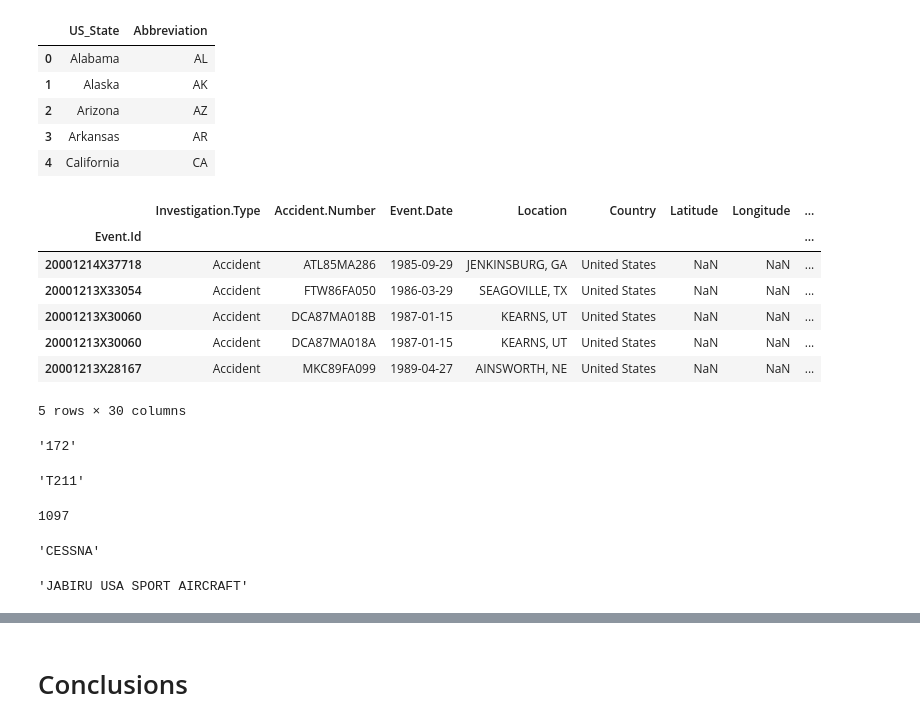
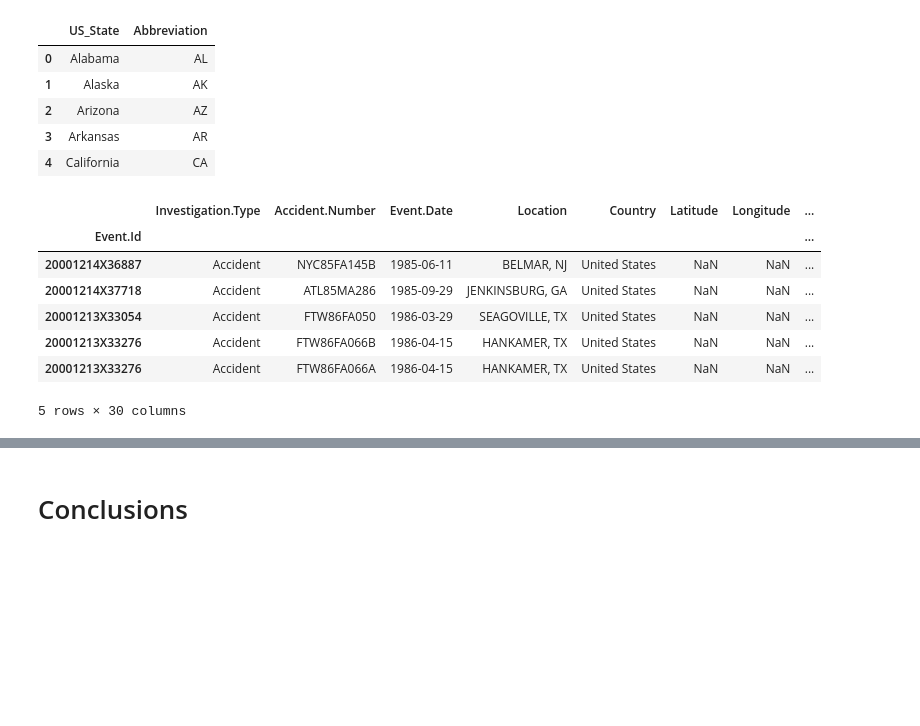
Before and after one commit to byrdwcrawford/Phase.1.Project, a Jupyter notebook: notebook1.ipynb, the cells around one changed output, grey strips where cells are left out. Cells and saved outputs as stored; diff of their text form; code cells hidden in the pictures; blank space fills up the shorter version.

```diff
--- a/notebook1.ipynb
+++ b/notebook1.ipynb
@@ -585,0 +608,3 @@ df.shape
+# %%
+#removing outliers
+df_1985 = df_1985.drop(df_1985[df_1985['Model'].isin(['747-300', '767-200ER'])].index)
@@ -614,4 +639,0 @@ plt.show()
-# %%
-df_1985['Event.Date'] = pd.to_datetime(df_1985.loc[:, 'Event.Date'])
-num_rows_before_1985 = (df_1985['Event.Date'].dt.year < 1985).sum()
-print("Number of rows with a date before 1985:", num_rows_before_1985)
@@ -620,6 +639,0 @@ Number of rows with a date before 1985: 0
-# %%
-for index, row in df.iterrows():
-    if row['Injury.Severity'] == 'Non-Fatal':
-        if index in df_1985.index:
-            df_1985.at[index, 'Total.Fatal.Injuries'] = 0
-df_1985
@@ -666,6 +661,6 @@ pandas._libs.tslibs.timestamps.Timestamp
 # %%
-has_Date_sample = df_1985[df_1985["Publication.Date"].notna()]
-has_Date_sample
+df_1985 = df_1985[df_1985["Publication.Date"].notna()]
+df_1985
 # %% [output]
 |  | Investigation.Type | Accident.Number | Event.Date | Location | Country | Latitude | Longitude | ... |
 | Event.Id |  |  |  |  |  |  |  | ... |
@@ -695,40 +695,15 @@ dfa.head()
 | 3 | Arkansas | AR |
 | 4 | California | CA |
 # %%
-df_1985['Total.Fatal.Injuries'] = pd.to_numeric(df_1985['Total.Fatal.Injuries'], errors = 'coerce')
-Fatal_Injuries_df = df_1985[df_1985['Total.Fatal.Injuries']> 2]
-Fatal_Injuries_df.head()
+df_1985.loc[:, 'Total.Fatal.Injuries'] = pd.to_numeric(df_1985['Total.Fatal.Injuries'], errors = 'coerce')
+dfi_1985 = df_1985[df_1985['Total.Fatal.Injuries']>= 1]
+dfi_1985.head()
 # %% [output]
 |  | Investigation.Type | Accident.Number | Event.Date | Location | Country | Latitude | Longitude | ... |
 | Event.Id |  |  |  |  |  |  |  | ... |
+| 20001214X36887 | Accident | NYC85FA145B | 1985-06-11 | BELMAR, NJ | United States | NaN | NaN | ... |
 | 20001214X37718 | Accident | ATL85MA286 | 1985-09-29 | JENKINSBURG, GA | United States | NaN | NaN | ... |
 | 20001213X33054 | Accident | FTW86FA050 | 1986-03-29 | SEAGOVILLE, TX | United States | NaN | NaN | ... |
-| 20001213X30060 | Accident | DCA87MA018B | 1987-01-15 | KEARNS, UT | United States | NaN | NaN | ... |
-| 20001213X30060 | Accident | DCA87MA018A | 1987-01-15 | KEARNS, UT | United States | NaN | NaN | ... |
-| 20001213X28167 | Accident | MKC89FA099 | 1989-04-27 | AINSWORTH, NE | United States | NaN | NaN | ... |
+| 20001213X33276 | Accident | FTW86FA066B | 1986-04-15 | HANKAMER, TX | United States | NaN | NaN | ... |
+| 20001213X33276 | Accident | FTW86FA066A | 1986-04-15 | HANKAMER, TX | United States | NaN | NaN | ... |
 5 rows × 30 columns
-# %%
-most_frequent_model = df_1985['Model'].value_counts().idxmax()
-most_frequent_model
-# %% [output]
-'172'
-# %%
-least_frequent_model = df_1985['Model'].value_counts().idxmin()
-least_frequent_model
-# %% [output]
-'T211'
-# %%
-num_make = df_1985['Make'].nunique()
-num_make
-# %% [output]
-1097
-# %%
-most_frequent_make = df_1985['Make'].value_counts().idxmax()
-most_frequent_make
-# %% [output]
-'CESSNA'
-# %%
-least_frequent_make = df_1985['Make'].value_counts().idxmin()
-least_frequent_make
-# %% [output]
-'JABIRU USA SPORT AIRCRAFT'
```
Also changed, not shown: parts of 151 cells of this notebook, 3 other files.
